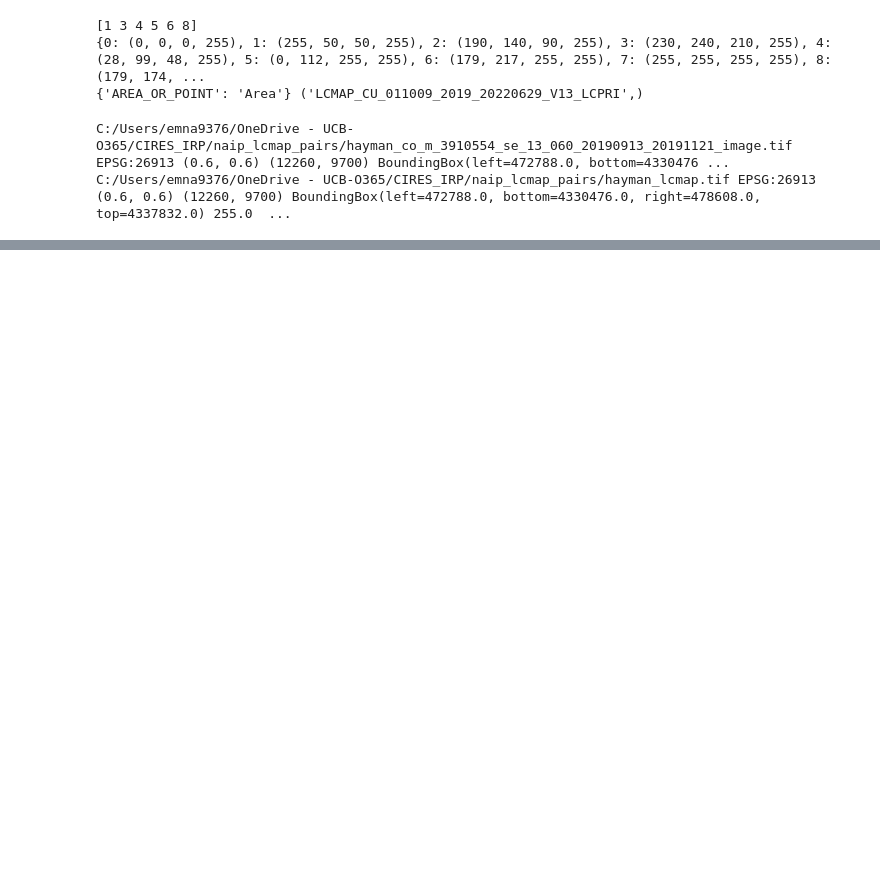
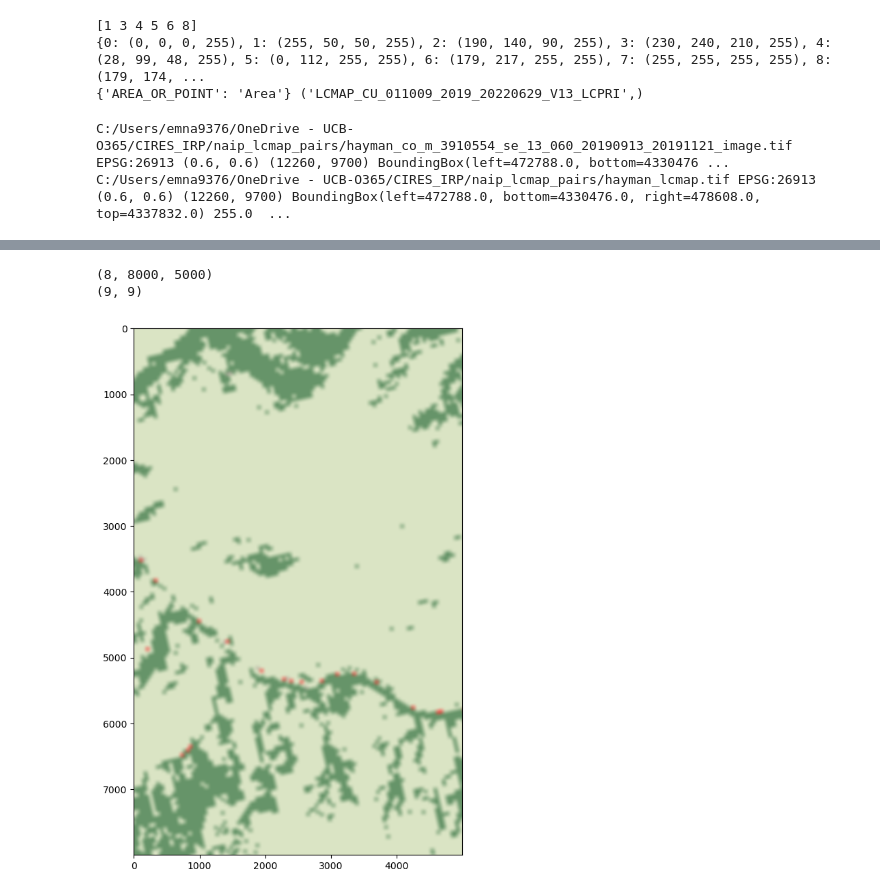
Before and after one commit to EmilyNagamoto/implicit-posterior, a Jupyter notebook: qr_for_landcover/compute_priors/NAIP_LCMAP_trial.ipynb, the cells around one changed output, grey strips where cells are left out. Drawn from its saved outputs; the diff is of its cells as text; code cells hidden in the pictures; blank space fills up the shorter version.

Commit message:
ran another prior

```diff
--- a/qr_for_landcover/compute_priors/NAIP_LCMAP_trial.ipynb
+++ b/qr_for_landcover/compute_priors/NAIP_LCMAP_trial.ipynb
@@ -400,3 +434,30 @@ ignoring roads, and water
+# %%
+LCMAP_CLASS_COLORS_NO_0 = {
+    0: (255, 50, 50, 255),     # Developed
+    1: (190, 140, 90, 255),    # Cropland
+    2: (230, 240, 210, 255),   # Grass/Shrub
+    3: (28, 99, 48, 255),      # Tree Cover
+    4: (0, 112, 255, 255),     # Water
+    5: (179, 217, 255, 255),   # Wetland
+    6: (255, 255, 255, 255),   # Ice/Snow
+    7: (179, 174, 163, 255),   # Barren
+}
+# %%
+prior_fp = '/data-store/iplant/home/emilynagamoto/NAIP_LCMAP/rough_prior_from_cooccurrences_101_31_no_osm_no_buildings.tif'
+M = pd.DataFrame(recipes, index=targets)[lcmap_names]
+M.columns = lcmap_codes
+cooc_matrix_file1 = M.to_numpy()
+
+with rasterio.open(prior_fp) as f:
+        prior = f.read()
+        print(prior.shape)
+        print(cooc_matrix_file1.shape)     # rows = output classes, including the nodata slot
+        fig, ax = plt.subplots(figsize=(10,10))
+        ax.imshow(vis_lc(prior, lc_type=LCMAP_CLASS_COLORS_NO_0).T.swapaxes(0,1))
+# %% [output]
+(8, 8000, 5000)
+(9, 9)
+[figure, added]
 # %%
 # set something up in weights and bias where i monitor the model training that
 # shows me how the output of predictive model changes over time
```
Also changed, not shown: parts of 5 cells of this notebook.
